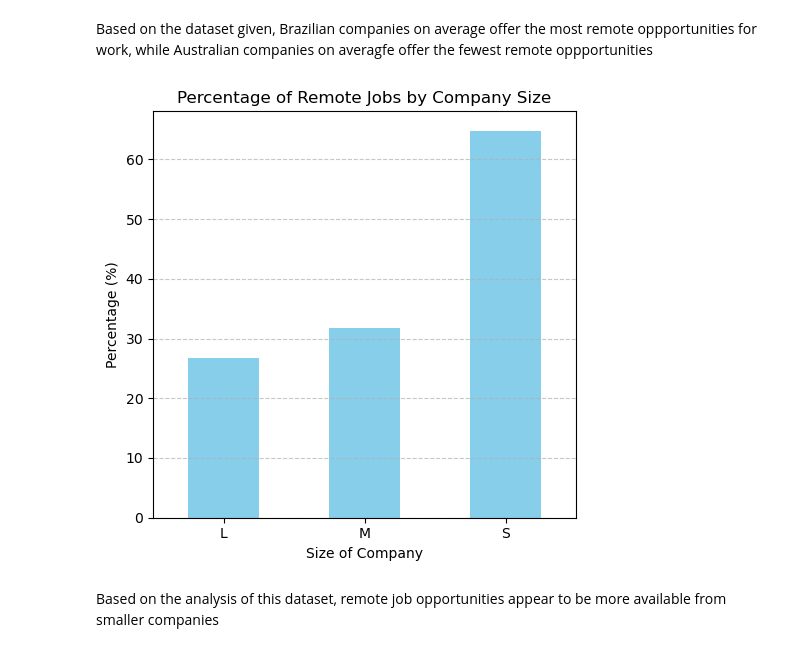
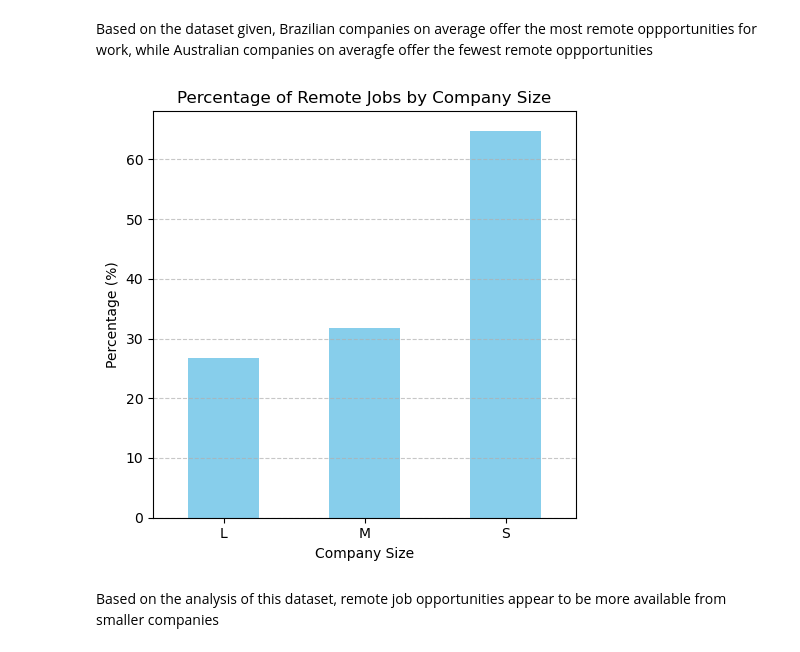
Before and after one commit to chadhollman/data-analyst-job-trends-2020-2024, a Jupyter notebook: remote_work_analysis.ipynb, the cells around one changed output. Saved outputs shown, nothing was run; the diff lists cells and outputs as text; code cells hidden in the pictures.

```diff
--- a/remote_work_analysis.ipynb
+++ b/remote_work_analysis.ipynb
@@ -254,29 +332,29 @@ Based on the dataset given, Brazilian companies on average offer the most remote
 # %%
 remote_ratio_counts = clean_df.groupby('Company Size')['Remote Ratio'].value_counts().unstack()
 
 # Display the result
 
 total_counts = remote_ratio_counts.sum(axis=1)
 
 # Calculate the percentage of the total represented by '100' counts
 percentage_100_counts = (remote_ratio_counts[100] / total_counts) * 100
 
 # Display the result
 plt.figure(figsize=(5, 5))
 percentage_100_counts.plot(kind='bar', color='skyblue')
 
 # Add titles and labels
 plt.title('Percentage of Remote Jobs by Company Size')
-plt.xlabel('Size of Company')
+plt.xlabel('Company Size')
 plt.ylabel('Percentage (%)')
 plt.xticks(rotation = "horizontal")
 plt.grid(axis='y', linestyle='--', alpha=0.7)
 
 # Display the plot
 plt.tight_layout()
-plt.savefig("output_data/remote_company_size.png")
+plt.savefig("images/remote_company_size.png")
 plt.show()
 # %% [output]
-[figure, old version]
+[figure, new version]
 # %% [markdown]
 Based on the analysis of this dataset, remote job opportunities appear to be more available from smaller companies
```
Also changed, not shown: parts of 8 cells of this notebook, 9 other files.
